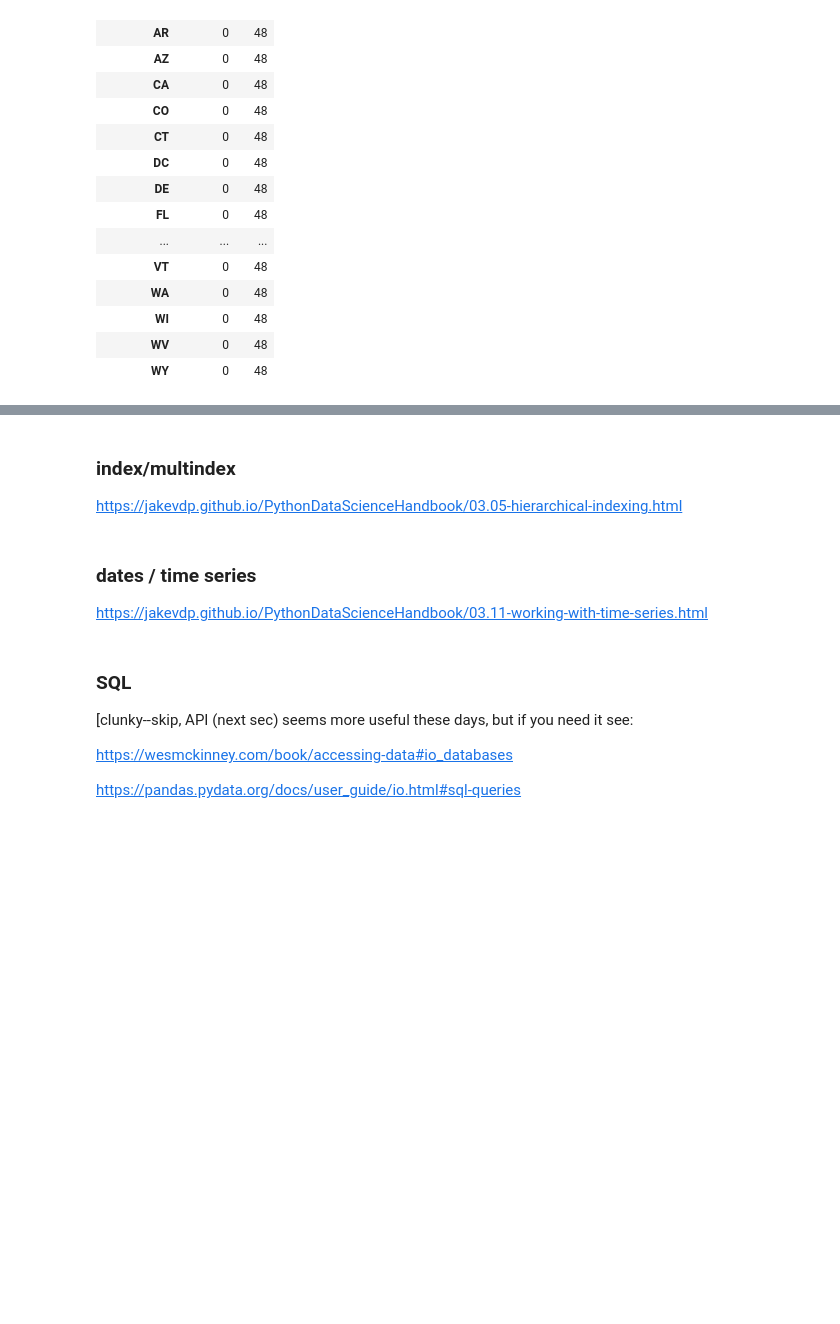
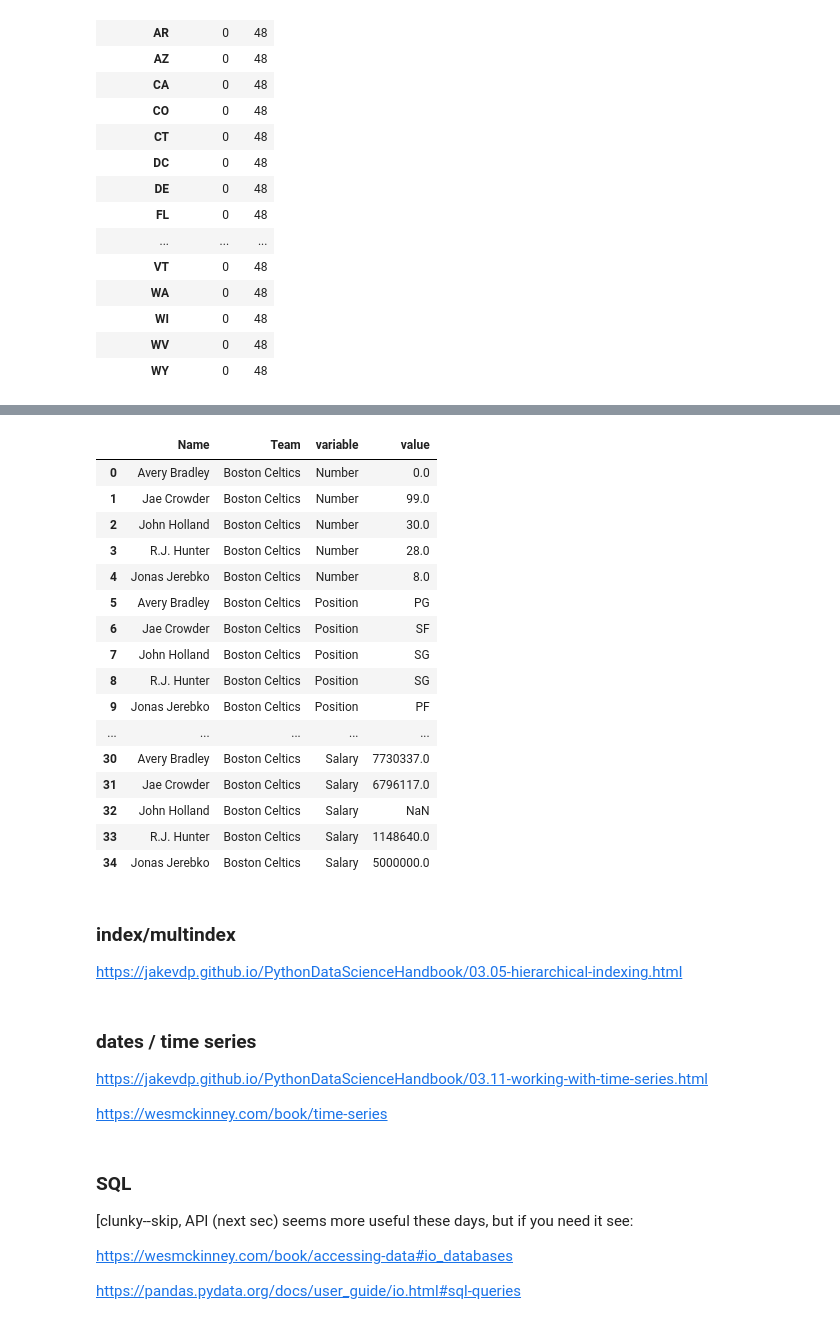
Before and after one commit to theaok/datManPy, a Jupyter notebook: pandas.ipynb, the cells around one changed output, grey strips where cells are left out. Cells and saved outputs as stored; diff of their text form; code cells hidden in the pictures; blank space fills up the shorter version.

```diff
--- a/pandas.ipynb
+++ b/pandas.ipynb
@@ -1341,0 +1504,3 @@ Name: _merge, dtype: int64
+# %%
+nba=pd.read_csv('https://raw.githubusercontent.com/theaok/data/main/nba.csv')[0:5]
+nba
@@ -1342,3 +1545,24 @@ Name: _merge, dtype: int64
+# %%
+nbaMelt = nba.melt(id_vars =['Name', 'Team']) #cols/vars go into new variable col
+nbaMelt
+# %% [output]
+|  | Name | Team | variable | value |
+| 0 | Avery Bradley | Boston Celtics | Number | 0.0 |
+| 1 | Jae Crowder | Boston Celtics | Number | 99.0 |
+| 2 | John Holland | Boston Celtics | Number | 30.0 |
+| 3 | R.J. Hunter | Boston Celtics | Number | 28.0 |
+| 4 | Jonas Jerebko | Boston Celtics | Number | 8.0 |
+| 5 | Avery Bradley | Boston Celtics | Position | PG |
+| 6 | Jae Crowder | Boston Celtics | Position | SF |
+| 7 | John Holland | Boston Celtics | Position | SG |
+| 8 | R.J. Hunter | Boston Celtics | Position | SG |
+| 9 | Jonas Jerebko | Boston Celtics | Position | PF |
+| ... | ... | ... | ... | ... |
+| 30 | Avery Bradley | Boston Celtics | Salary | 7730337.0 |
+| 31 | Jae Crowder | Boston Celtics | Salary | 6796117.0 |
+| 32 | John Holland | Boston Celtics | Salary | NaN |
+| 33 | R.J. Hunter | Boston Celtics | Salary | 1148640.0 |
+| 34 | Jonas Jerebko | Boston Celtics | Salary | 5000000.0 |
 # %% [markdown]
 ### index/multindex
 https://jakevdp.github.io/PythonDataScienceHandbook/03.05-hierarchical-indexing.html
@@ -1350,6 +1574,8 @@ https://jakevdp.github.io/PythonDataScienceHandbook/03.05-hierarchical-indexing.
 # %% [markdown]
 ### dates / time series
 https://jakevdp.github.io/PythonDataScienceHandbook/03.11-working-with-time-series.html
+
+https://wesmckinney.com/book/time-series
 # %% [markdown]
 ### SQL
 
```
Also changed, not shown: parts of 33 cells of this notebook.
